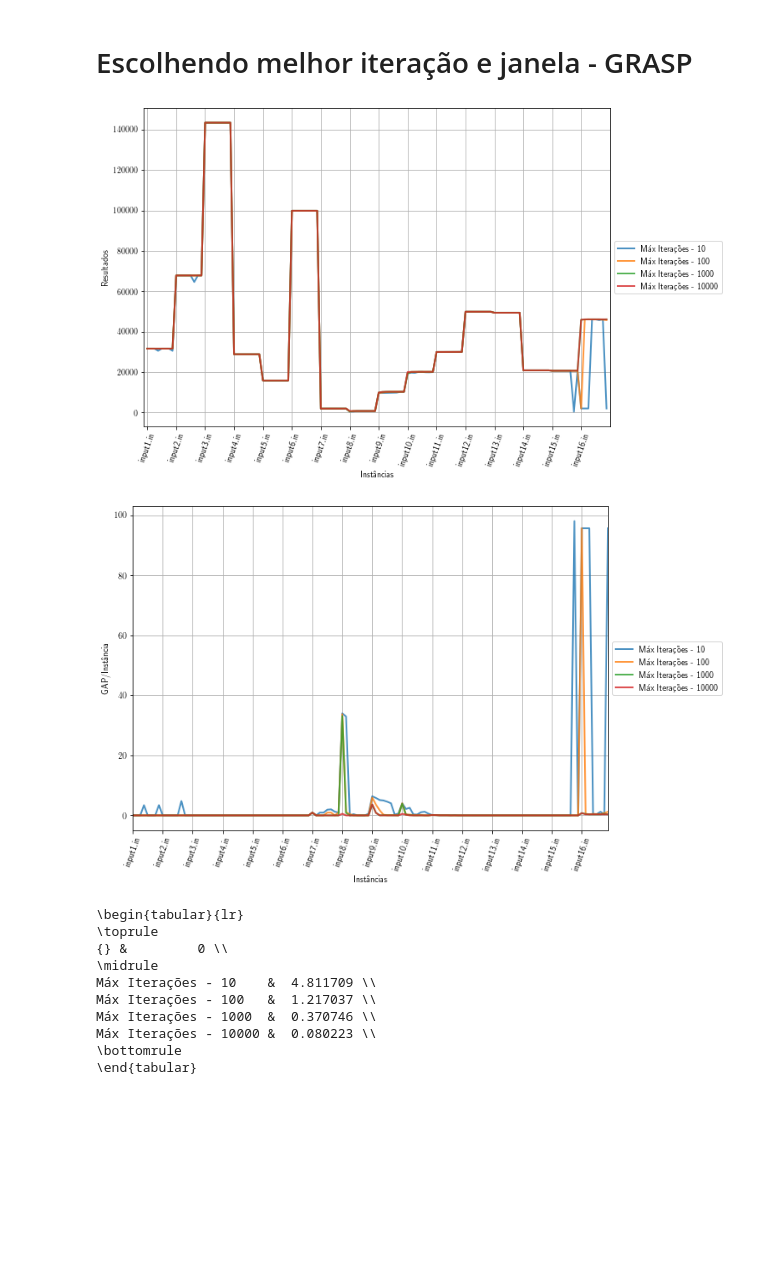
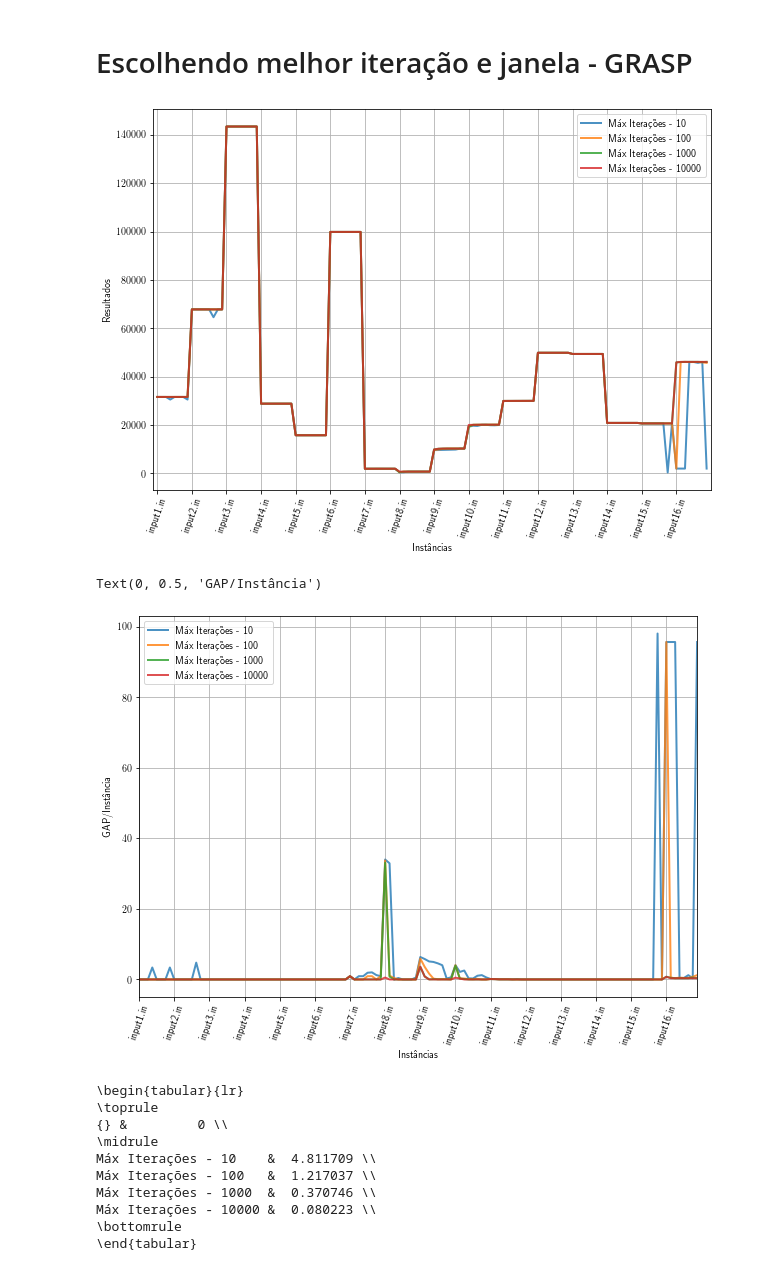
Before and after one commit to danbailo/T1-Teoria-Computacao, a Jupyter notebook: src/Trabalho 1 - Teoria da Computação.ipynb, the cells around one changed output. Drawn from its saved outputs; the diff is of its cells as text; code cells hidden in the pictures; blank space fills up the shorter version.

```diff
--- a/src/Trabalho 1 - Teoria da Computação.ipynb
+++ b/src/Trabalho 1 - Teoria da Computação.ipynb
@@ -54,13 +54,13 @@ exact = pd.read_json(os.path.join('..','results','result_exact.json')).T
 # %%
 grasp.plot(lw=2, alpha=0.8)
 plt.xticks(np.arange(0,128,8), instancias.copy(), rotation=70)
 plt.axis(xmin=-1, xmax=len(grasp.index))
-plt.legend(loc='center left', bbox_to_anchor=(1.0, 0.5))
+# plt.legend(loc='center left', bbox_to_anchor=(1.0, 0.5))
 plt.xlabel('Instâncias')
 plt.ylabel('Resultados')
 plt.savefig(os.path.join('..','imgs/')+'all_grasp.pdf', bbox_inches='tight', transparent=True)
 # %% [output]
-[figure, old version]
+[figure, new version]
 # %%
 gap_grasp = grasp.copy()
 # %%
@@ -72,12 +72,13 @@ for i in range(len(gap_grasp)):
 # %%
 gap_grasp.plot(lw=2, alpha=0.8)
 plt.xticks(np.arange(0,128,8), instancias.copy(), rotation=70)
-plt.legend(loc='center left', bbox_to_anchor=(1.0, 0.5))
+# plt.legend(loc='center left', bbox_to_anchor=(1.0, 0.5))
 plt.xlabel('Instâncias')
 plt.ylabel('GAP/Instância')
-plt.savefig(os.path.join('..','imgs/')+'gap_all_grasp.pdf', bbox_inches='tight', transparent=True)
+# plt.savefig(os.path.join('..','imgs/')+'gap_all_grasp.pdf', bbox_inches='tight', transparent=True)
 # %% [output]
+Text(0, 0.5, 'GAP/Instância')
-[figure, old version]
+[figure, new version]
 # %%
 print(gap_grasp.mean().to_latex())
 # %% [output]
```
Also changed, not shown: parts of 8 cells of this notebook, 1 other file.
